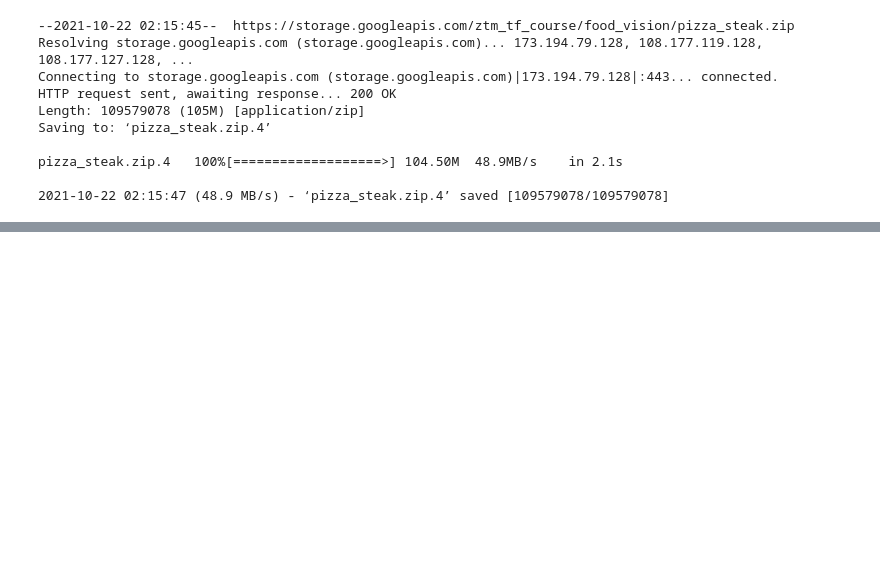
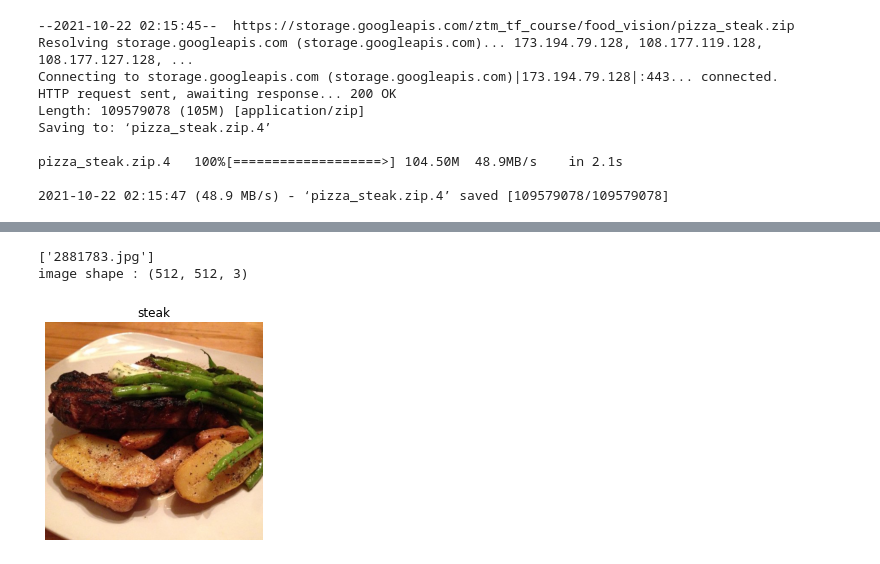
Before and after one commit to sameer203/Tensorflow_, a Jupyter notebook: 05_Computer_vision_with_Tensorflow.ipynb, the cells around one changed output, grey strips where cells are left out. Saved outputs shown, nothing was run; the diff lists cells and outputs as text; code cells hidden in the pictures; blank space fills up the shorter version.

```diff
--- a/05_Computer_vision_with_Tensorflow.ipynb
+++ b/05_Computer_vision_with_Tensorflow.ipynb
@@ -36,0 +95,7 @@ pizza_steak.zip.4   100%[===================>] 104.50M  48.9MB/s    in 2.1s
+# %%
+img = view_random_image(target_dir="pizza_steak/train/",
+                        target_class="steak")
+# %% [output]
+['2881783.jpg']
+image shape : (512, 512, 3)
+[figure, added]
```
Also changed, not shown: parts of 7 cells of this notebook.
